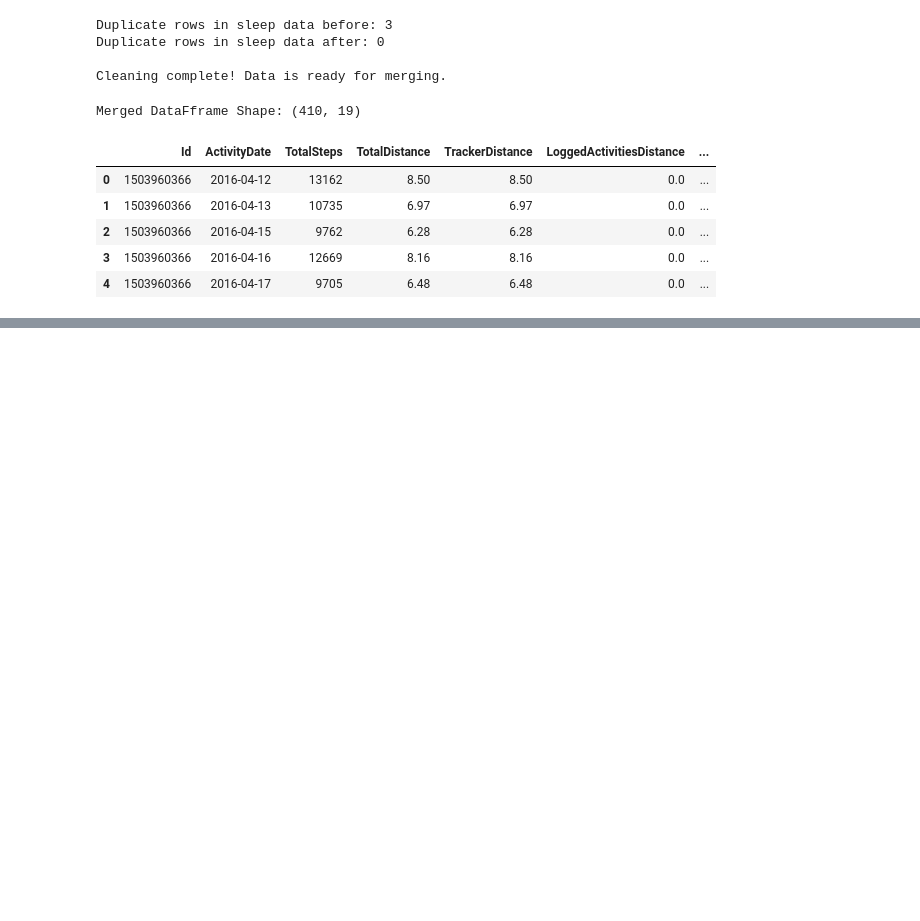
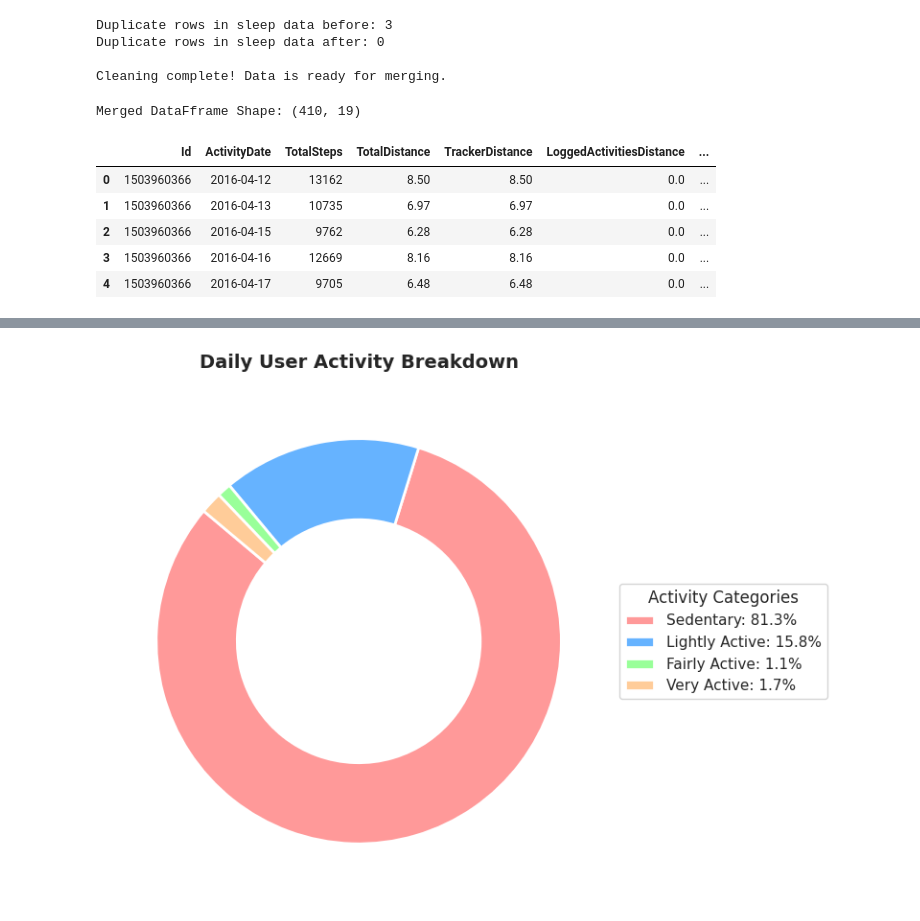
Before and after one commit to davidpauloo/bellabeat-data-analysis, a Jupyter notebook: notebooks/bellabeat_analysis.ipynb, the cells around one changed output, grey strips where cells are left out. Cells and saved outputs as stored; diff of their text form; code cells hidden in the pictures; blank space fills up the shorter version.

```diff
--- a/notebooks/bellabeat_analysis.ipynb
+++ b/notebooks/bellabeat_analysis.ipynb
@@ -53,0 +108,38 @@ Merged DataFframe Shape: (410, 19)
+# %%
+activity_cols = ["SedentaryMinutes", "LightlyActiveMinutes", "FairlyActiveMinutes", "VeryActiveMinutes"]
+avg_minutes = activity_df[activity_cols].mean()
+labels = ["Sedentary", "Lightly Active", "Fairly Active", "Very Active"]
+colors = ["#ff9999", "#66b3ff", "#99ff99", "#ffcc99"]
+
+# Calculate exact percentages for the legend
+percentages = 100 * avg_minutes / avg_minutes.sum()
+legend_labels = [f"{label}: {pct:.1f}%" for label, pct in zip(labels, percentages)]
+
+plt.figure(figsize=(8, 6))
+
+# Plot pie without text over the tiny slices
+wedges, _ = plt.pie(
+    avg_minutes,
+    labels=None,
+    autopct=None,
+    startangle=140,
+    colors=colors,
+    wedgeprops=dict(width=0.4, edgecolor='w', linewidth=2)  # Donut hole design
+)
+
+plt.legend(
+    wedges,
+    legend_labels,
+    title="Activity Categories",
+    loc="center left",
+    bbox_to_anchor=(1, 0.5),
+    fontsize=11,
+    title_fontsize=12
+)
+
+plt.title("Daily User Activity Breakdown", fontsize=14, fontweight="bold", pad=15)
+plt.tight_layout()
+plt.savefig("activity_distribution.png", dpi=300, bbox_inches="tight")
+plt.show()
+# %% [output]
+[figure, added]
```
Also changed, not shown: parts of 3 cells of this notebook.
